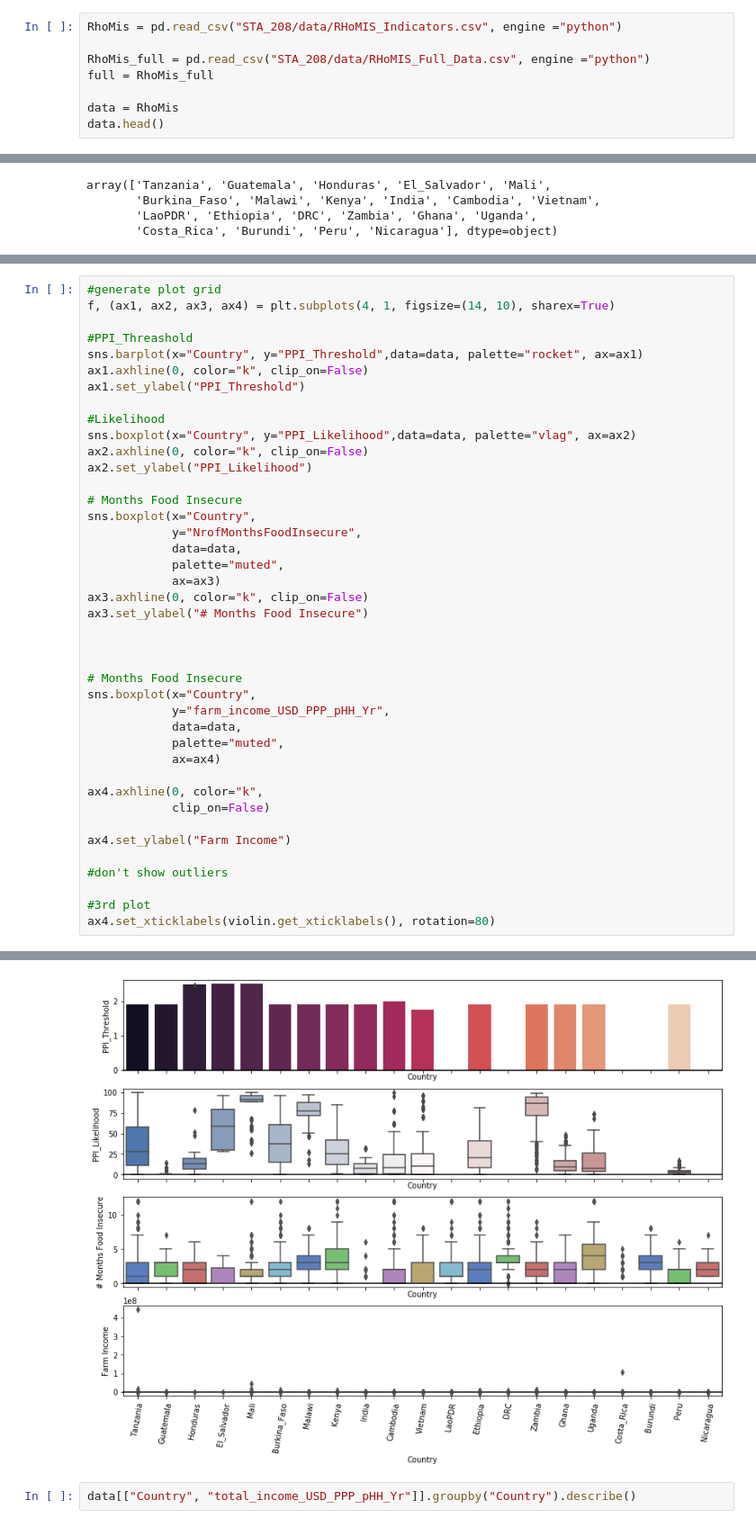
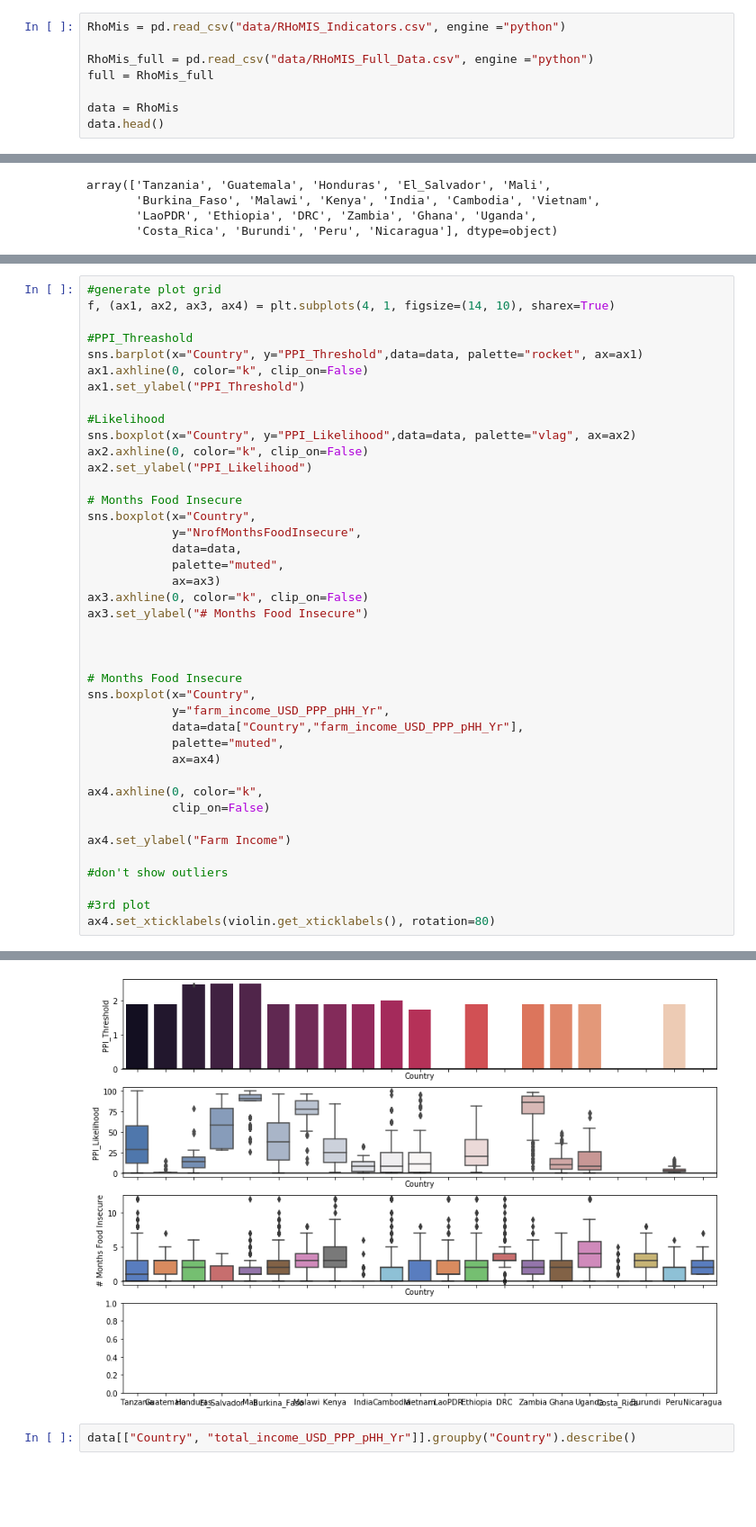
Before and after one commit to laporpe/STA_208, a Jupyter notebook: Charts_Graphs_EDA.ipynb, the cells around one changed output, grey strips where cells are left out. Shown: that part at 90% size. Drawn from its saved outputs; the diff is of its cells as text; blank space fills up the shorter version.

```diff
--- a/Charts_Graphs_EDA.ipynb
+++ b/Charts_Graphs_EDA.ipynb
@@ -7,9 +7,9 @@ import matplotlib.pyplot as plt
 import seaborn as sns
 import matplotlib.style as style
 # %%
-RhoMis = pd.read_csv("STA_208/data/RHoMIS_Indicators.csv", engine ="python")
+RhoMis = pd.read_csv("data/RHoMIS_Indicators.csv", engine ="python")
 
-RhoMis_full = pd.read_csv("STA_208/data/RHoMIS_Full_Data.csv", engine ="python")
+RhoMis_full = pd.read_csv("data/RHoMIS_Full_Data.csv", engine ="python")
 full = RhoMis_full
 
 data = RhoMis
@@ -192,7 +191,7 @@ ax3.set_ylabel("# Months Food Insecure")
 # Months Food Insecure
 sns.boxplot(x="Country",
             y="farm_income_USD_PPP_pHH_Yr",
-            data=data,
+            data=data["Country","farm_income_USD_PPP_pHH_Yr"],
             palette="muted",
             ax=ax4)
 
@@ -226,4 +209,4 @@ ax4.set_xticklabels(violin.get_xticklabels(), rotation=80)
-[figure, old version]
+[figure, new version]
 # %%
 data[["Country", "total_income_USD_PPP_pHH_Yr"]].groupby("Country").describe()
 # %% [output]
```
Also changed, not shown: parts of 13 cells of this notebook.
